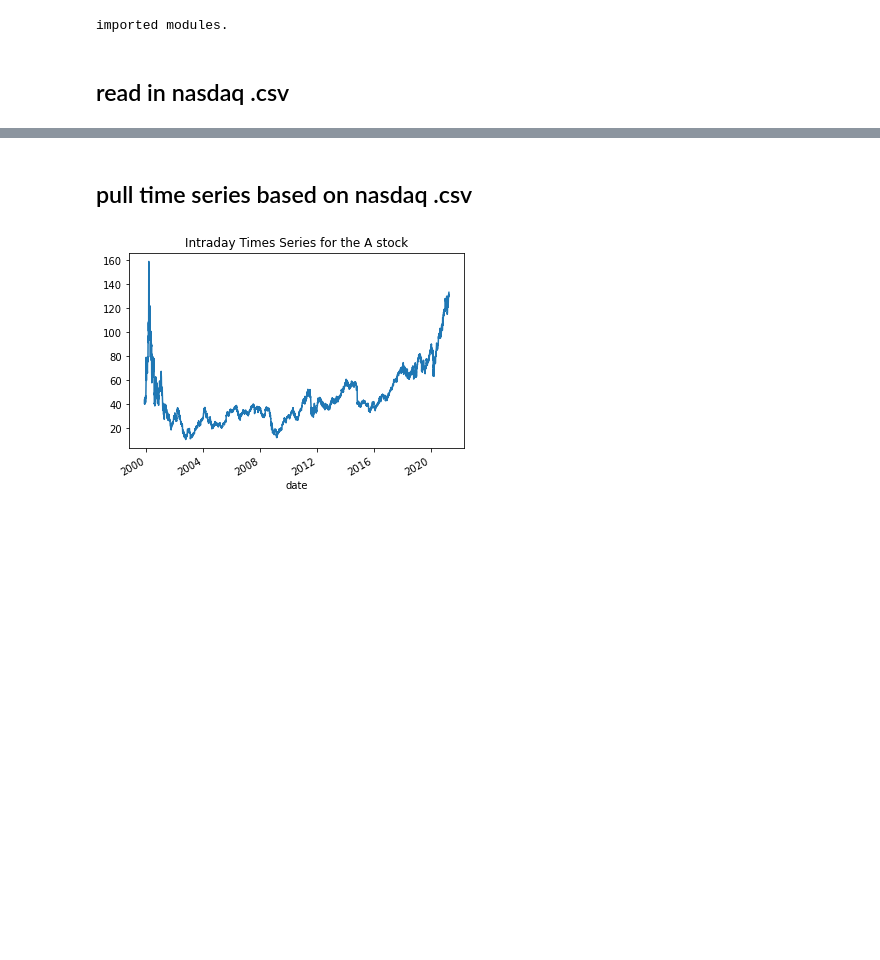
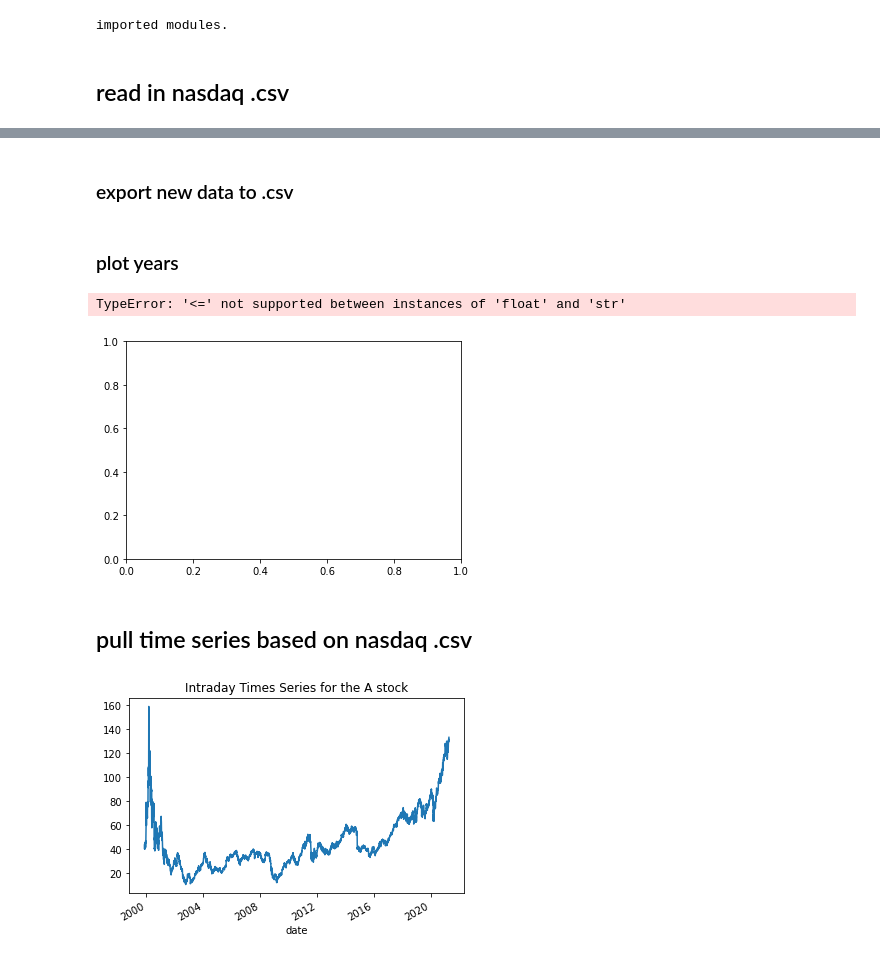
Before and after one commit to stevenhurwitt/alphavantage, a Jupyter notebook: data_exploration.ipynb, the cells around one changed output, grey strips where cells are left out. Drawn from its saved outputs; the diff is of its cells as text; code cells hidden in the pictures; blank space fills up the shorter version.

```diff
--- a/data_exploration.ipynb
+++ b/data_exploration.ipynb
@@ -27 +30,11 @@ nasdaq.head()
+# %%
+def get_years(symbol):
+
+    ts = TimeSeries(key=api_key, output_format='pandas')
+    data, meta_data = ts.get_daily_adjusted(symbol=symbol, outputsize='full')
+    last_date = np.min(data.index)
+    first_date = np.max(data.index)
+    length = first_date - last_date
+    years = round(length.total_seconds() / (60*60*24*365), 2)
+    return(years)
 # %%
@@ -28,0 +48,16 @@ my_symbol = nasdaq.Symbol[0]
+# %%
+years = []
+
+for s in tqdm(nasdaq.Symbol):
+
+    try:
+        y = get_years(s)
+
+    except:
+        y = 'NA'
+
+    years.append(y)
+
+nasdaq['Years'] = years
+# %% [markdown]
+### export new data to .csv
@@ -28,0 +66,2 @@ my_symbol = nasdaq.Symbol[0]
+# %% [markdown]
+### plot years
@@ -29,3 +70,8 @@ my_symbol = nasdaq.Symbol[0]
+# %%
+plt.hist(nasdaq[y !=.Years)
+# %% [output]
+TypeError: '<=' not supported between instances of 'float' and 'str'
+[figure, added]
 # %% [markdown]
 ## pull time series based on nasdaq .csv
 # %%
```
Also changed, not shown: parts of 8 cells of this notebook, 1 other file.
